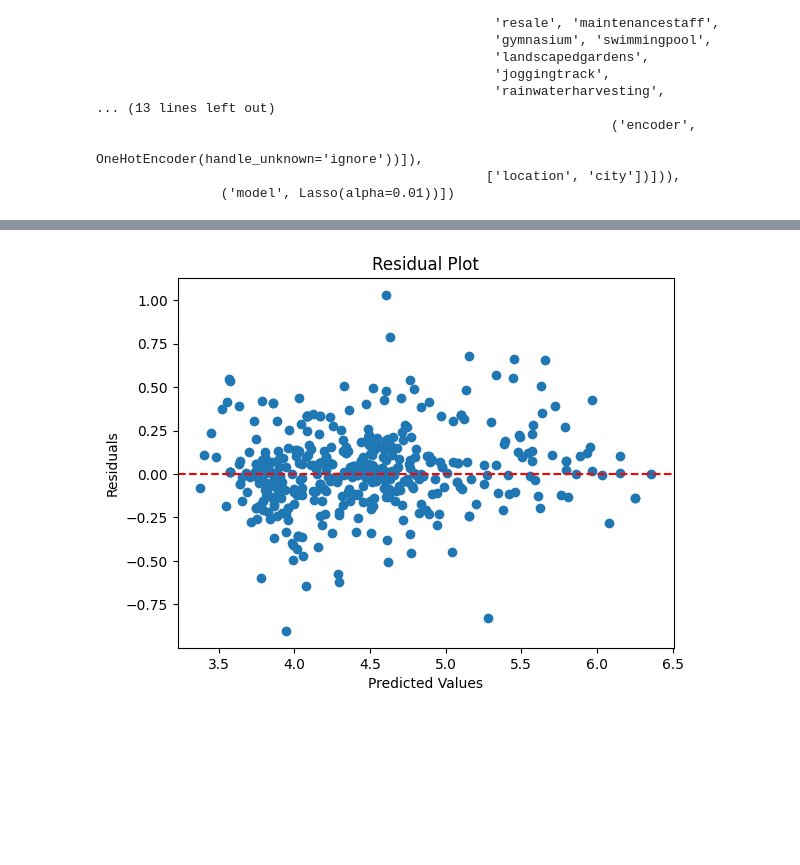
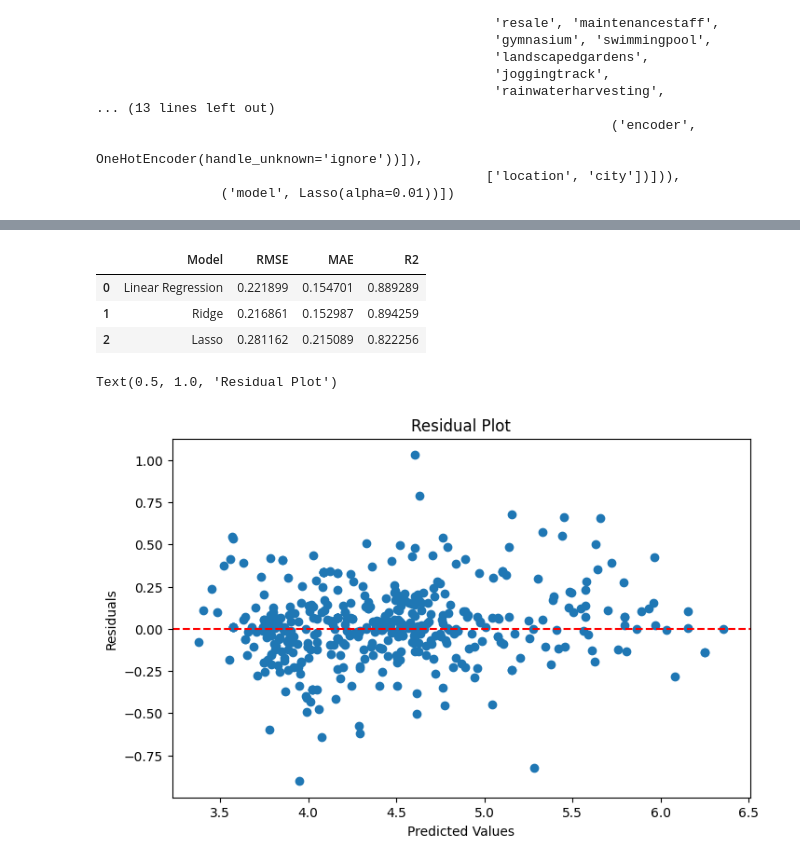
Before and after one commit to MohammedMateen0/Apartment-Price-Predictor, a Jupyter notebook: notebooks/02_linear_models.ipynb, the cells around one changed output, grey strips where cells are left out. Saved outputs shown, nothing was run; the diff lists cells and outputs as text; code cells hidden in the pictures; blank space fills up the shorter version.

```diff
--- a/notebooks/02_linear_models.ipynb
+++ b/notebooks/02_linear_models.ipynb
@@ -274,2 +42,10 @@ X.shape
 # %%
-numeric_features=X.select_dtypes(include=np.number).columns.tolist()
+numerical_features = X.select_dtypes(
+    include=np.number
+).columns.tolist()
+
+categorical_features = X.select_dtypes(
+    exclude=np.number
+).columns.tolist()
+print(numerical_features)
+print(categorical_features)
@@ -319,7 +88,7 @@ preprocessor=ColumnTransformer([
     (
         'num',
         numeric_transformer,
-        numeric_features
+        numerical_features
 
     ),
     (
@@ -445,5 +221,5 @@ R^2:{r2}''')
 # %%
-lr_pred=evaluate_model(
+lr_results=evaluate_model(
     lr_pipline,
     X_test,
     y_test
@@ -497,0 +239,34 @@ results
+# %%
+results_df = pd.DataFrame({
+
+    "Model": [
+        "Linear Regression",
+        "Ridge",
+        "Lasso"
+    ],
+
+    "RMSE": [
+        lr_results["RMSE"],
+        ridge_results["RMSE"],
+        lasso_results["RMSE"]
+    ],
+
+    "MAE": [
+        lr_results["MAE"],
+        ridge_results["MAE"],
+        lasso_results["MAE"]
+    ],
+
+    "R2": [
+        lr_results["R2"],
+        ridge_results["R2"],
+        lasso_results["R2"]
+    ]
+})
+
+results_df
+# %% [output]
+|  | Model | RMSE | MAE | R2 |
+| 0 | Linear Regression | 0.221899 | 0.154701 | 0.889289 |
+| 1 | Ridge | 0.216861 | 0.152987 | 0.894259 |
+| 2 | Lasso | 0.281162 | 0.215089 | 0.822256 |
@@ -498,21 +278,33 @@ results
 # %%
-residuals=y_test-lr_pred
+residuals = (
+    y_test -
+    lr_results["predictions"]
+)
 # %%
-plt.Figure(figsize=(8,5))
+plt.figure(figsize=(8,5))
+
 plt.scatter(
-    lr_pred,
+    lr_results["predictions"],
     residuals
 )
 
 plt.axhline(
     y=0,
-    color='red',
-    linestyle='--'
+    color="red",
+    linestyle="--"
 )
+
 plt.xlabel("Predicted Values")
 plt.ylabel("Residuals")
+
 plt.title("Residual Plot")
+plt.savefig(
+    "../images/residual_plot.png",
+    bbox_inches="tight"
+)
+
 plt.show()
 # %% [output]
+Text(0.5, 1.0, 'Residual Plot')
-[figure, old version]
+[figure, new version]
 # %%
```
Also changed, not shown: parts of 47 cells of this notebook, 10 other files.
